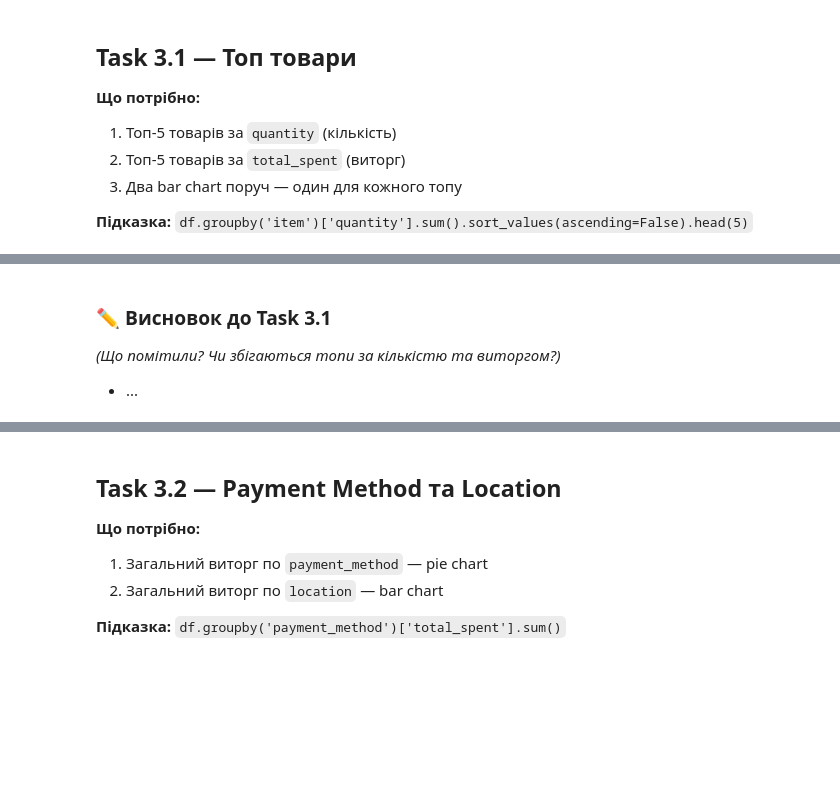
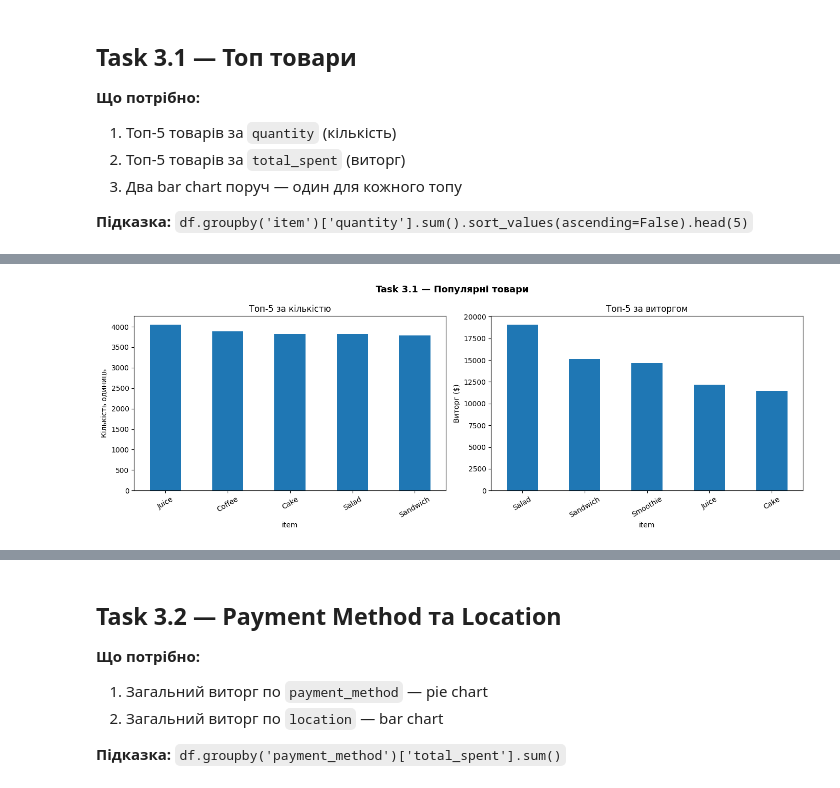
Before and after one commit to Alister44/Analysis_Cafe_Sales, a Jupyter notebook: cafe_eda_workbook_version2.ipynb, the cells around one changed output, grey strips where cells are left out. Cells and saved outputs as stored; diff of their text form; code cells hidden in the pictures; blank space fills up the shorter version.

```diff
--- a/cafe_eda_workbook_version2.ipynb
+++ b/cafe_eda_workbook_version2.ipynb
@@ -599,7 +590,8 @@ print(f'\nФінальна перевірка: {still_bad} розбіжност
 - Кожне слово з великої літери (`.str.title()`)
 # %%
 for col in ['item', 'payment_method', 'location']:
-    df[col] = # ВАШ КОД ТУТ
+    df[col] = df[col].str.strip()
+    df[col] = df[col].str.title()
 
 print('Унікальні payment_method:', sorted(df['payment_method'].unique()))
 print('Унікальні location:',       sorted(df['location'].unique()))
@@ -619,12 +612,12 @@ SyntaxError: invalid syntax (2740910967.py, line 2)
 | `is_weekend` | True якщо сб/нд | `.isin(['Saturday', 'Sunday'])` |
 # %%
 
-df['year']       = df['transaction_date'].dt.year
-df['month']      = df['transaction_date'].dt.month
-df['month_name'] = df['transaction_date'].dt.strftime('%B').round()
-df['weekday']    = df['transaction_date'].dt.day_name()
-df['week']       = df['transaction_date'].dt.isocalendar().week.astype('Int64')
-df['is_weekend'] = df["week"].isin(["Saturday", "Sunday"])
+df.loc[df['transaction_date'].notna(),'year']       = df['transaction_date'].dt.year
+df.loc[df['transaction_date'].notna(),'month']      = df['transaction_date'].dt.month
+df.loc[df['transaction_date'].notna(),'month_name'] = df['transaction_date'].dt.strftime('%B').round()
+df.loc[df['transaction_date'].notna(),'weekday']    = df['transaction_date'].dt.day_name()
+df.loc[df['transaction_date'].notna(),'week']       = df['transaction_date'].dt.isocalendar().week.astype('Int64')
+df.loc[df['transaction_date'].notna(),'is_weekend'] = df["week"].isin(["Saturday", "Sunday"])
 
 # Перевірка логічності
 df = df[df['quantity'] > 0]
@@ -668,10 +661,10 @@ print(f'✓ Збережено: {FILE_OUT} — готовий для Tableau!')
 **Підказка:** `df.groupby('item')['quantity'].sum().sort_values(ascending=False).head(5)`
 # %%
 # Топ-5 за кількістю
-top_qty = # ВАШ КОД ТУТ
+top_qty = df.groupby('item')['quantity'].sum().sort_values(ascending=False).head(5)
 
 # Топ-5 за виторгом
-top_rev = # ВАШ КОД ТУТ
+top_rev = df.groupby('item')['total_spent'].sum().sort_values(ascending=False)[:5]
 
 print('Топ-5 за кількістю:')
 print(top_qty.to_string())
@@ -682,24 +689,23 @@ SyntaxError: invalid syntax (3588183867.py, line 2)
 # %%
 fig, axes = plt.subplots(1, 2, figsize=(14, 5))
 fig.suptitle('Task 3.1 — Популярні товари', fontsize=13, fontweight='bold')
 
 # Графік 1: топ за кількістю
-# ВАШ КОД ТУТ
+ax = axes[0]
+top_qty.plot(kind='bar',ax=ax)
 axes[0].set_title('Топ-5 за кількістю')
 axes[0].set_ylabel('Кількість одиниць')
 axes[0].tick_params(axis='x', rotation=30)
 
 # Графік 2: топ за виторгом
-# ВАШ КОД ТУТ
+ax = axes[1]
+top_rev.plot(kind='bar',ax=ax)
 axes[1].set_title('Топ-5 за виторгом')
 axes[1].set_ylabel('Виторг ($)')
 axes[1].tick_params(axis='x', rotation=30)
 
 plt.tight_layout()
 plt.savefig('part3_task31.png', dpi=130, bbox_inches='tight')
 plt.show()
+# %% [output]
+[figure, added]
-# %% [markdown]
-### ✏️ Висновок до Task 3.1
-*(Що помітили? Чи збігаються топи за кількістю та виторгом?)*
-
-- ...
```
Also changed, not shown: parts of 19 cells of this notebook.
